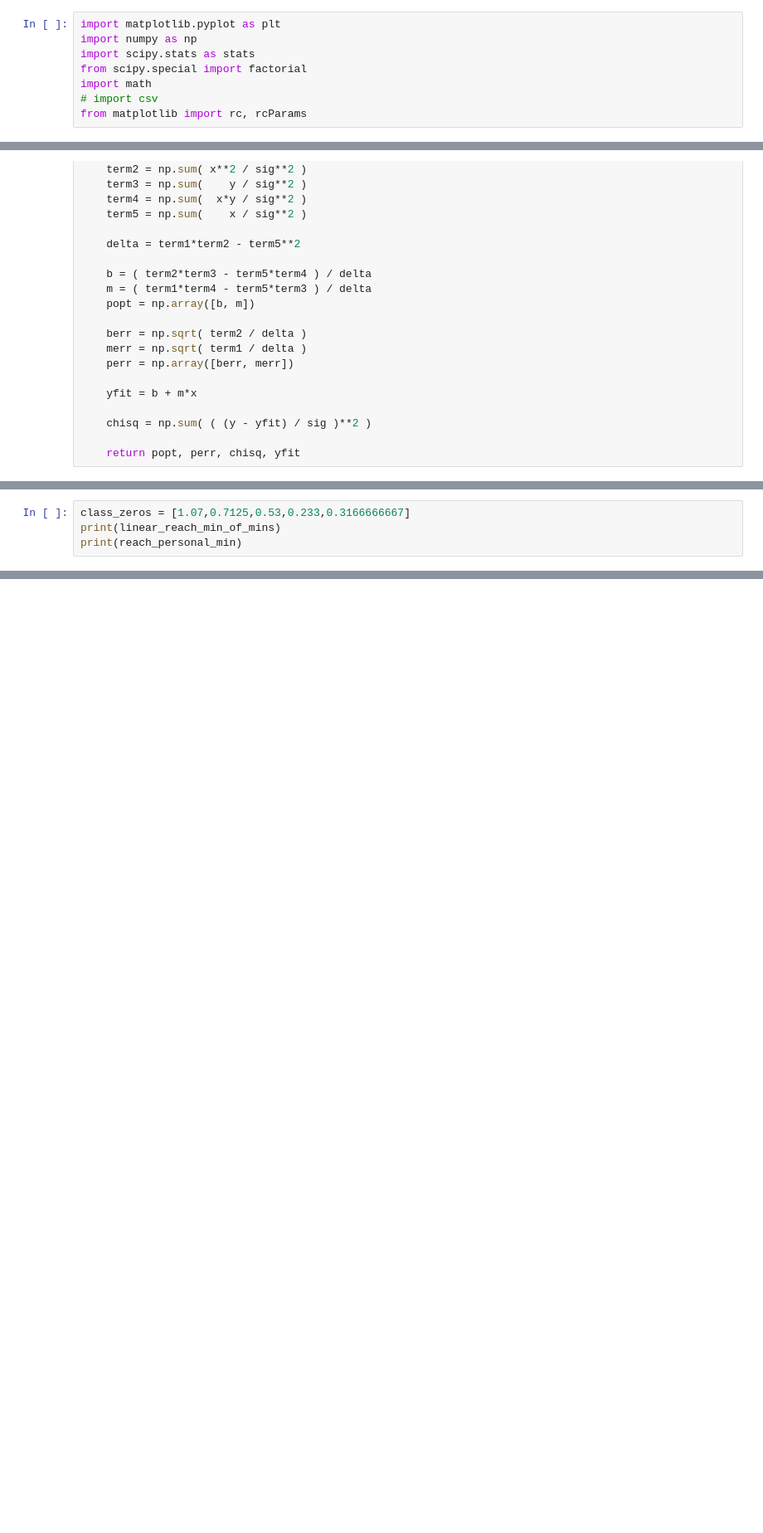
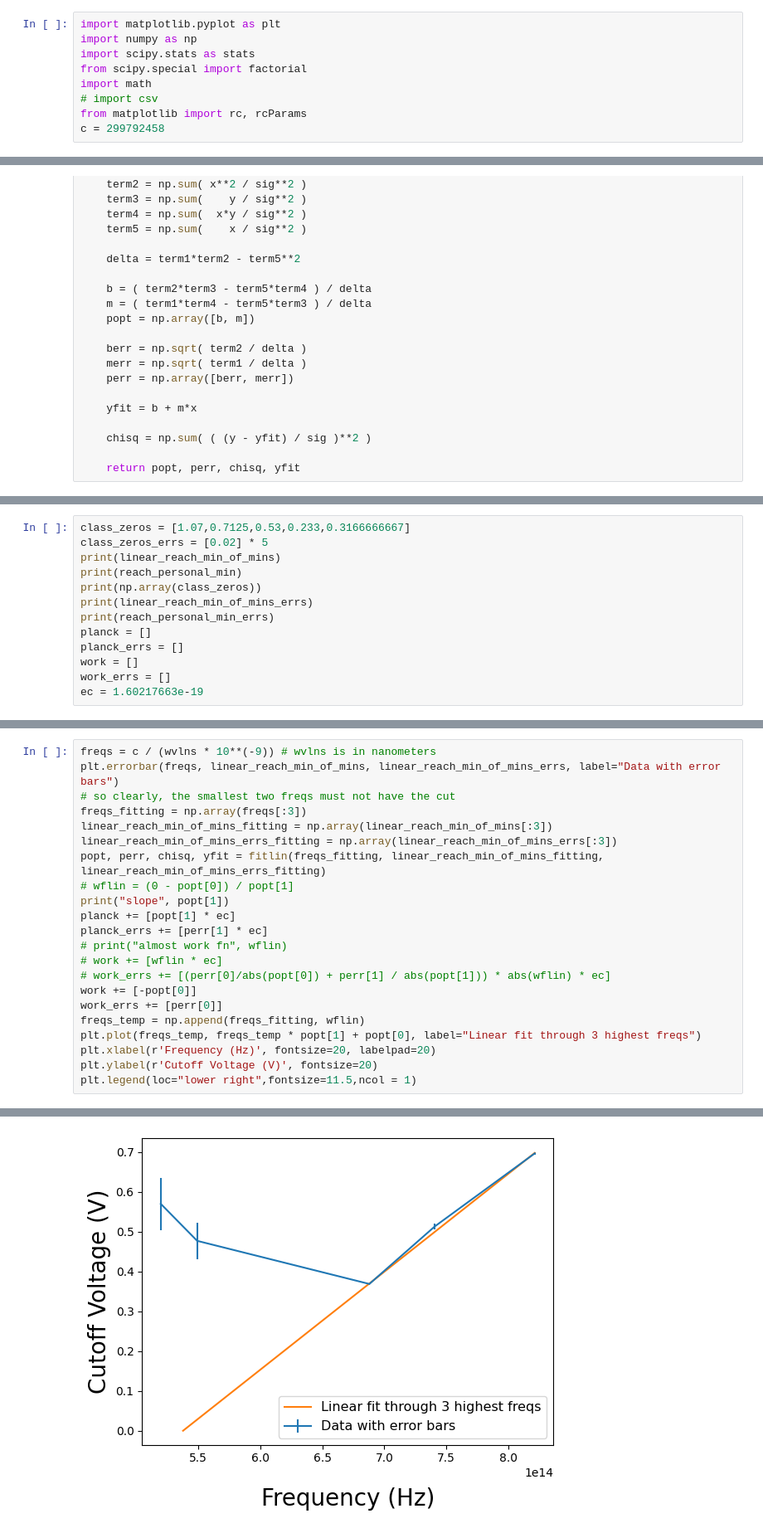
Before and after one commit to Snowton/jlab, a Jupyter notebook: photoelectric/analysis.ipynb, the cells around one changed output, grey strips where cells are left out. Shown at 83% size. Cells and saved outputs as stored; diff of their text form; blank space fills up the shorter version.

```diff
--- a/photoelectric/analysis.ipynb
+++ b/photoelectric/analysis.ipynb
@@ -6,6 +6,7 @@ from scipy.special import factorial
 import math
 # import csv
 from matplotlib import rc, rcParams
+c = 299792458
 # %%
 with open('curr_for_diff_voltages.csv', mode ='r') as file:
     lines = file.readlines()
@@ -242,5 +260,14 @@ cutoff voltage 0.570162038243109
 # %%
 class_zeros = [1.07,0.7125,0.53,0.233,0.3166666667]
+class_zeros_errs = [0.02] * 5
 print(linear_reach_min_of_mins)
 print(reach_personal_min)
+print(np.array(class_zeros))
+print(linear_reach_min_of_mins_errs)
+print(reach_personal_min_errs)
+planck = []
+planck_errs = []
+work = []
+work_errs = []
+ec = 1.60217663e-19
 # %% [output]
@@ -248,0 +279,23 @@ print(reach_personal_min)
+# %%
+freqs = c / (wvlns * 10**(-9)) # wvlns is in nanometers
+plt.errorbar(freqs, linear_reach_min_of_mins, linear_reach_min_of_mins_errs, label="Data with error bars")
+# so clearly, the smallest two freqs must not have the cut
+freqs_fitting = np.array(freqs[:3])
+linear_reach_min_of_mins_fitting = np.array(linear_reach_min_of_mins[:3])
+linear_reach_min_of_mins_errs_fitting = np.array(linear_reach_min_of_mins_errs[:3])
+popt, perr, chisq, yfit = fitlin(freqs_fitting, linear_reach_min_of_mins_fitting, linear_reach_min_of_mins_errs_fitting)
+# wflin = (0 - popt[0]) / popt[1]
+print("slope", popt[1])
+planck += [popt[1] * ec]
+planck_errs += [perr[1] * ec]
+# print("almost work fn", wflin)
+# work += [wflin * ec]
+# work_errs += [(perr[0]/abs(popt[0]) + perr[1] / abs(popt[1])) * abs(wflin) * ec]
+work += [-popt[0]]
+work_errs += [perr[0]]
+freqs_temp = np.append(freqs_fitting, wflin)
+plt.plot(freqs_temp, freqs_temp * popt[1] + popt[0], label="Linear fit through 3 highest freqs")
+plt.xlabel(r'Frequency (Hz)', fontsize=20, labelpad=20)
+plt.ylabel(r'Cutoff Voltage (V)', fontsize=20)
+plt.legend(loc="lower right",fontsize=11.5,ncol = 1)
+# %% [output]
@@ -248,0 +304 @@ print(reach_personal_min)
+[figure, added]
```
Also changed, not shown: parts of 18 cells of this notebook, 9 other files.
